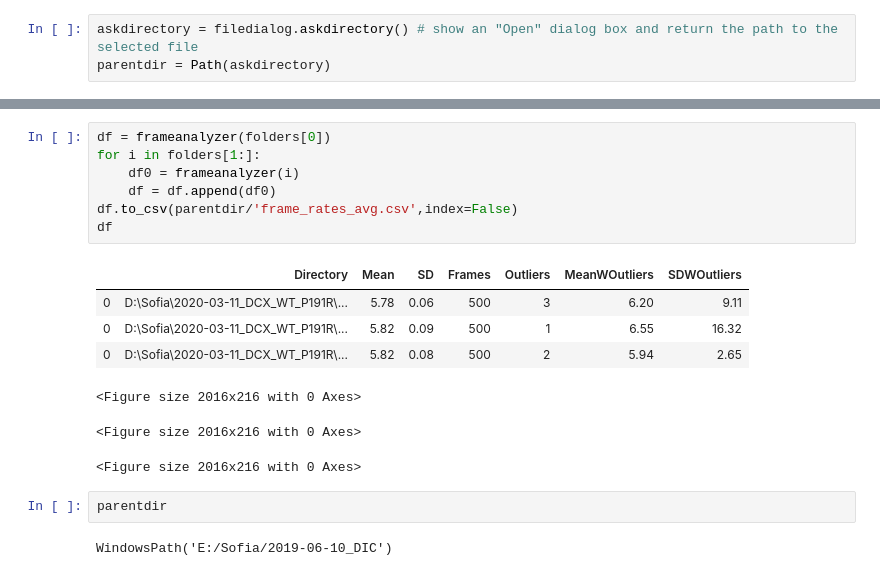
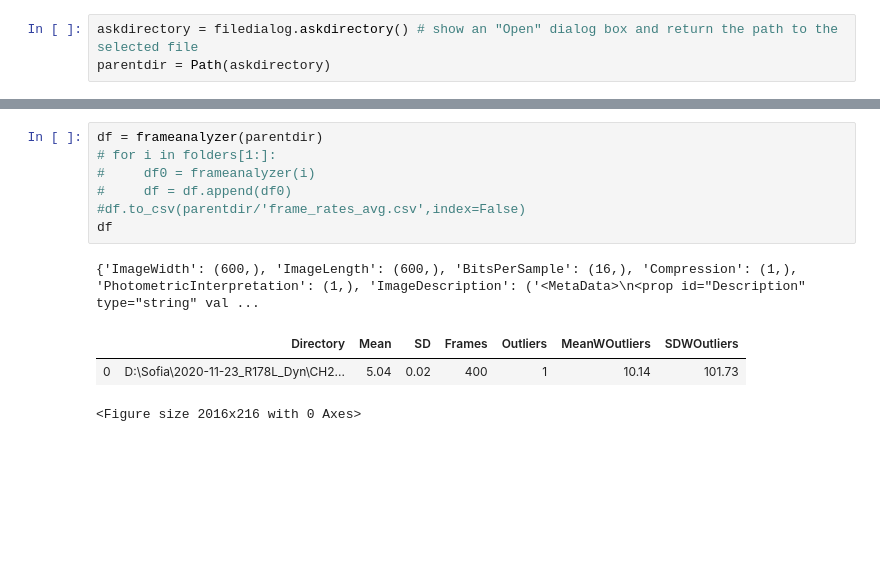
Before and after one commit to brouhardlab/brouhardlab-scripts, a Jupyter notebook: notebooks/Sofia/Framerate analyzer.ipynb, the cells around one changed output, grey strips where cells are left out. Cells and saved outputs as stored; diff of their text form; blank space fills up the shorter version.

```diff
--- a/notebooks/Sofia/Framerate analyzer.ipynb
+++ b/notebooks/Sofia/Framerate analyzer.ipynb
@@ -92,19 +95,12 @@ folders
 # %%
-df = frameanalyzer(folders[0])
-for i in folders[1:]:
-    df0 = frameanalyzer(i)
-    df = df.append(df0)
-df.to_csv(parentdir/'frame_rates_avg.csv',index=False)
+df = frameanalyzer(parentdir)
+# for i in folders[1:]:
+#     df0 = frameanalyzer(i)
+#     df = df.append(df0)
+#df.to_csv(parentdir/'frame_rates_avg.csv',index=False)
 df
 # %% [output]
+{'ImageWidth': (600,), 'ImageLength': (600,), 'BitsPerSample': (16,), 'Compression': (1,), 'PhotometricInterpretation': (1,), 'ImageDescription': ('<MetaData>\n<prop id="Description" type="string" val ...
 |  | Directory | Mean | SD | Frames | Outliers | MeanWOutliers | SDWOutliers |
-| 0 | D:\Sofia\2020-03-11_DCX_WT_P191R\... | 5.78 | 0.06 | 500 | 3 | 6.20 | 9.11 |
-| 0 | D:\Sofia\2020-03-11_DCX_WT_P191R\... | 5.82 | 0.09 | 500 | 1 | 6.55 | 16.32 |
-| 0 | D:\Sofia\2020-03-11_DCX_WT_P191R\... | 5.82 | 0.08 | 500 | 2 | 5.94 | 2.65 |
+| 0 | D:\Sofia\2020-11-23_R178L_Dyn\CH2... | 5.04 | 0.02 | 400 | 1 | 10.14 | 101.73 |
-<Figure size 2016x216 with 0 Axes>
 <Figure size 2016x216 with 0 Axes>
-<Figure size 2016x216 with 0 Axes>
-# %%
-parentdir
-# %% [output]
-WindowsPath('E:/Sofia/2019-06-10_DIC')
```
Also changed, not shown: parts of 10 cells of this notebook, 5 other files.
